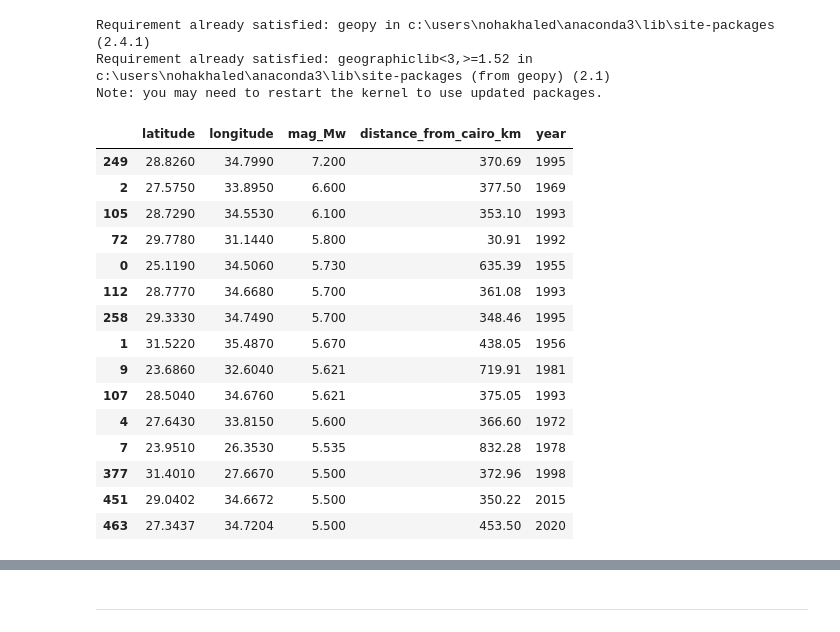
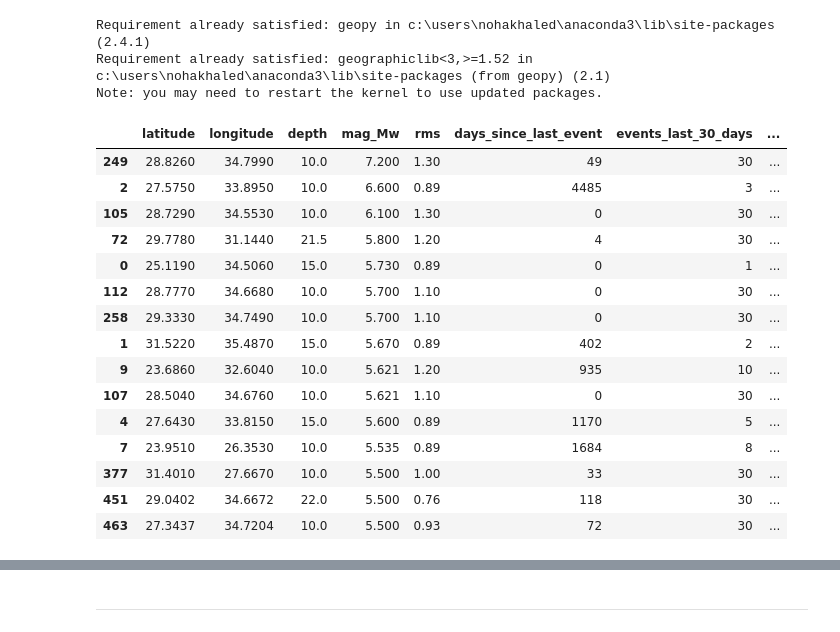
Before and after one commit to NohaKhaled01/Egypt_RedSea_EarthQuakes, a Jupyter notebook: First_File_16Feb.ipynb, the cells around one changed output, grey strips where cells are left out. Drawn from its saved outputs; the diff is of its cells as text; code cells hidden in the pictures.

```diff
--- a/First_File_16Feb.ipynb
+++ b/First_File_16Feb.ipynb
@@ -188,25 +188,26 @@ Note: you may need to restart the kernel to use updated packages.
 from geopy.geocoders import Nominatim
 import time
 # %%
-top_10_earthquakes = df.nlargest(15, 'mag_Mw')[['latitude', 'longitude', 'mag_Mw', 'distance_from_cairo_km', 'year']]
+top_10_earthquakes = df.nlargest(15, 'mag_Mw')[['latitude', 'longitude', 'depth', 'mag_Mw', 'rms', 'days_since_last_event', 'events_last_30_days', 'events_last_90_days', 'avg_mag_last_30_days',
+                                                'avg_mag_last_90_days', 'max_mag_last_30_days', 'max_mag_last_90_days' ,'distance_from_cairo_km', 'mag_category_3classes' ,'year']]
 top_10_earthquakes
 # %% [output]
-|  | latitude | longitude | mag_Mw | distance_from_cairo_km | year |
-| 249 | 28.8260 | 34.7990 | 7.200 | 370.69 | 1995 |
-| 2 | 27.5750 | 33.8950 | 6.600 | 377.50 | 1969 |
-| 105 | 28.7290 | 34.5530 | 6.100 | 353.10 | 1993 |
-| 72 | 29.7780 | 31.1440 | 5.800 | 30.91 | 1992 |
-| 0 | 25.1190 | 34.5060 | 5.730 | 635.39 | 1955 |
-| 112 | 28.7770 | 34.6680 | 5.700 | 361.08 | 1993 |
-| 258 | 29.3330 | 34.7490 | 5.700 | 348.46 | 1995 |
-| 1 | 31.5220 | 35.4870 | 5.670 | 438.05 | 1956 |
-| 9 | 23.6860 | 32.6040 | 5.621 | 719.91 | 1981 |
-| 107 | 28.5040 | 34.6760 | 5.621 | 375.05 | 1993 |
-| 4 | 27.6430 | 33.8150 | 5.600 | 366.60 | 1972 |
-| 7 | 23.9510 | 26.3530 | 5.535 | 832.28 | 1978 |
-| 377 | 31.4010 | 27.6670 | 5.500 | 372.96 | 1998 |
-| 451 | 29.0402 | 34.6672 | 5.500 | 350.22 | 2015 |
-| 463 | 27.3437 | 34.7204 | 5.500 | 453.50 | 2020 |
+|  | latitude | longitude | depth | mag_Mw | rms | days_since_last_event | events_last_30_days | ... |
+| 249 | 28.8260 | 34.7990 | 10.0 | 7.200 | 1.30 | 49 | 30 | ... |
+| 2 | 27.5750 | 33.8950 | 10.0 | 6.600 | 0.89 | 4485 | 3 | ... |
+| 105 | 28.7290 | 34.5530 | 10.0 | 6.100 | 1.30 | 0 | 30 | ... |
+| 72 | 29.7780 | 31.1440 | 21.5 | 5.800 | 1.20 | 4 | 30 | ... |
+| 0 | 25.1190 | 34.5060 | 15.0 | 5.730 | 0.89 | 0 | 1 | ... |
+| 112 | 28.7770 | 34.6680 | 10.0 | 5.700 | 1.10 | 0 | 30 | ... |
+| 258 | 29.3330 | 34.7490 | 10.0 | 5.700 | 1.10 | 0 | 30 | ... |
+| 1 | 31.5220 | 35.4870 | 15.0 | 5.670 | 0.89 | 402 | 2 | ... |
+| 9 | 23.6860 | 32.6040 | 10.0 | 5.621 | 1.20 | 935 | 10 | ... |
+| 107 | 28.5040 | 34.6760 | 10.0 | 5.621 | 1.10 | 0 | 30 | ... |
+| 4 | 27.6430 | 33.8150 | 15.0 | 5.600 | 0.89 | 1170 | 5 | ... |
+| 7 | 23.9510 | 26.3530 | 10.0 | 5.535 | 0.89 | 1684 | 8 | ... |
+| 377 | 31.4010 | 27.6670 | 10.0 | 5.500 | 1.00 | 33 | 30 | ... |
+| 451 | 29.0402 | 34.6672 | 22.0 | 5.500 | 0.76 | 118 | 30 | ... |
+| 463 | 27.3437 | 34.7204 | 10.0 | 5.500 | 0.93 | 72 | 30 | ... |
 # %%
 location_names = []
 
```
Also changed, not shown: parts of 8 cells of this notebook.
